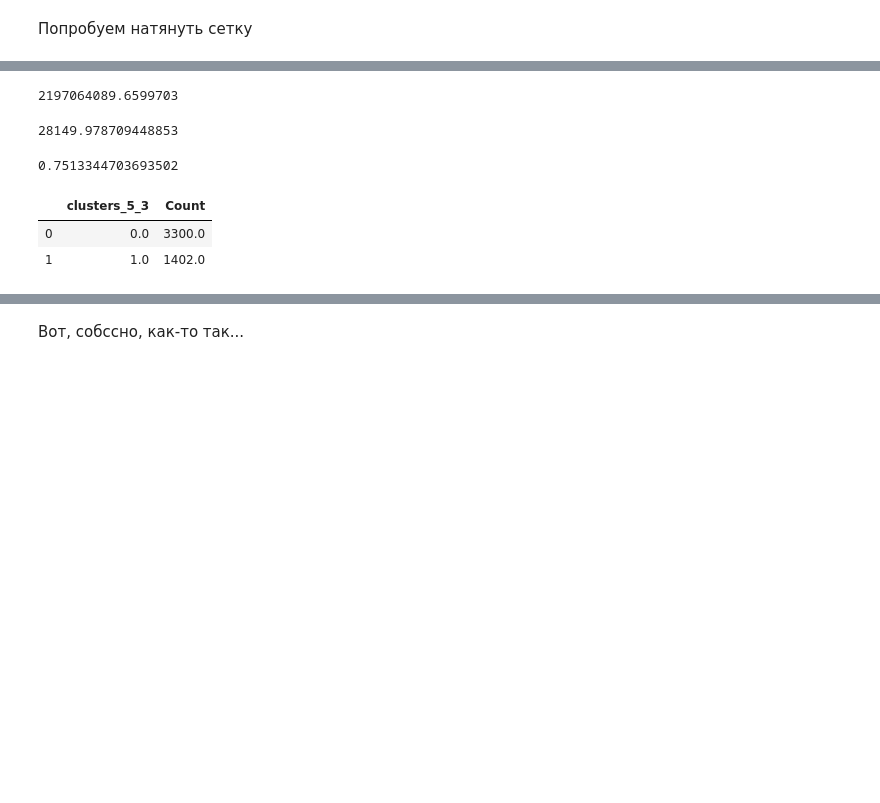
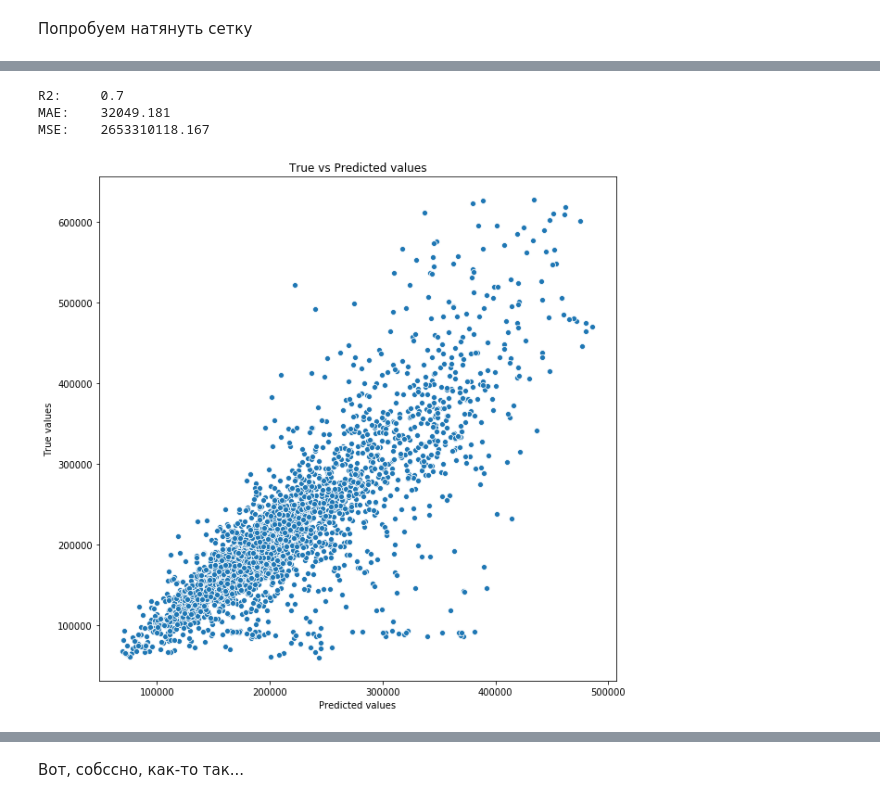
Before and after one commit to comrade747/python, a Jupyter notebook: project_task/ErshovAA_workbook2.ipynb, the cells around one changed output, grey strips where cells are left out. Drawn from its saved outputs; the diff is of its cells as text; code cells hidden in the pictures; blank space fills up the shorter version.

```diff
--- a/project_task/ErshovAA_workbook2.ipynb
+++ b/project_task/ErshovAA_workbook2.ipynb
@@ -738,24 +767,7 @@ check_test_rfr.head()
 # %%
-mean_squared_error(check_test_rfr["y_test"], check_test_rfr["y_pred"])
+evaluate_preds(check_test_rfr["y_test"], check_test_rfr["y_pred"] )
 # %% [output]
-2197064089.6599703
+R2:     0.7
+MAE:    32049.181
+MSE:    2653310118.167
+[figure, added]
-# %%
-mean_absolute_error(check_test_rfr["y_test"], check_test_rfr["y_pred"])
-# %% [output]
-28149.978709448853
-# %%
-r2_score(check_test_rfr["y_test"], check_test_rfr["y_pred"])
-# %% [output]
-0.7513344703693502
-# %%
-colName = 'clusters_5_3'
-group = X_train.groupby(colName)
-df_stat = pd.DataFrame(group.apply(lambda x: x[colName].unique()[0]))
-df_stat.columns = [colName]
-df_stat.loc[:,'Count'] = group.apply(lambda x: x[colName].count())
-df_stat.reset_index(inplace=True, drop=True)
-df_stat.sort_values(by=colName, axis=0, ascending=True)
-# %% [output]
-|  | clusters_5_3 | Count |
-| 0 | 0.0 | 3300.0 |
-| 1 | 1.0 | 1402.0 |
```
Also changed, not shown: parts of 25 cells of this notebook.
